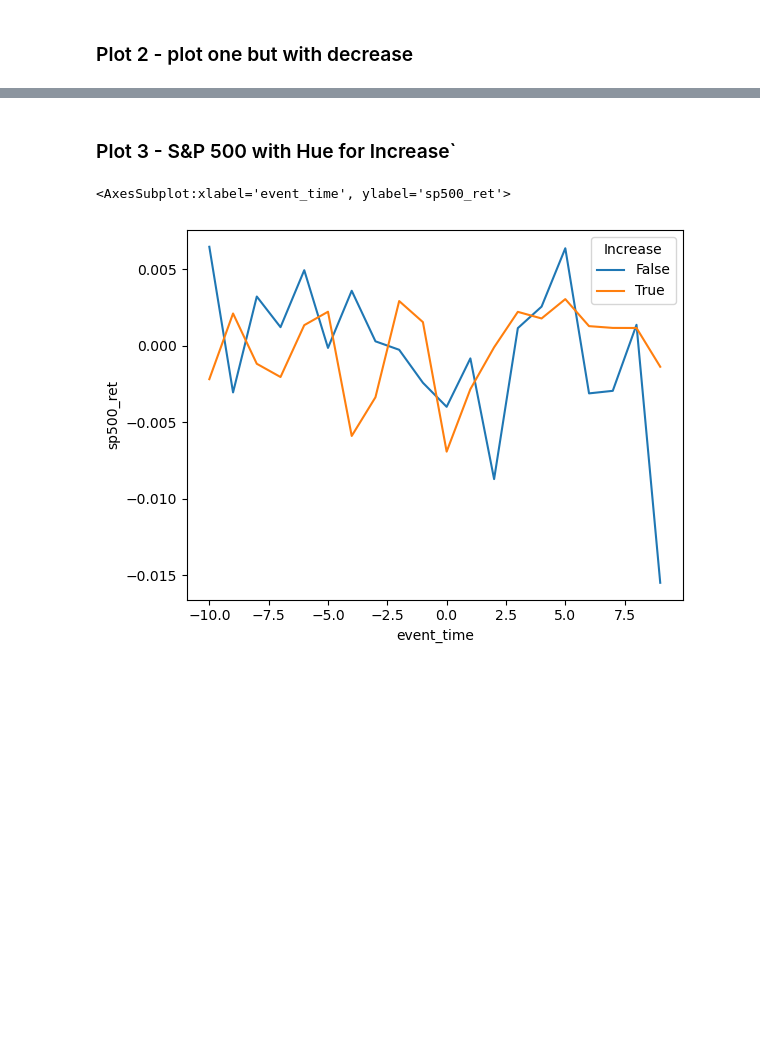
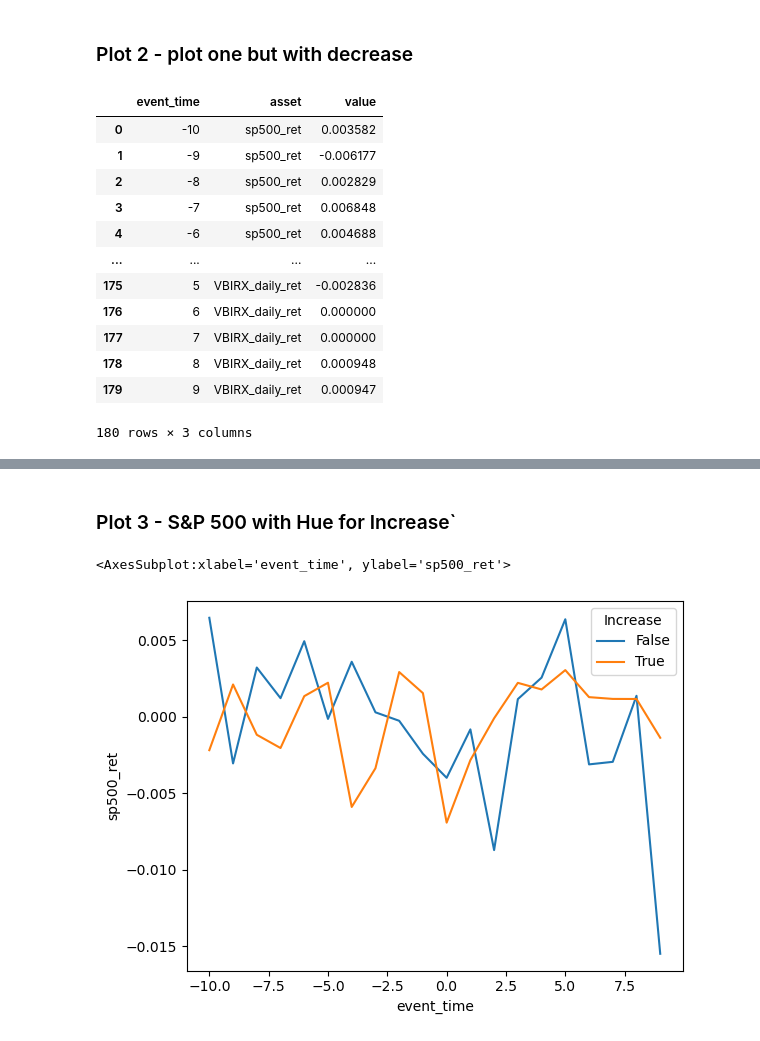
Before and after one commit to mab923/finalteamproject, a Jupyter notebook: do_not_touch.ipynb, the cells around one changed output, grey strips where cells are left out. Drawn from its saved outputs; the diff is of its cells as text; code cells hidden in the pictures; blank space fills up the shorter version.

```diff
--- a/do_not_touch.ipynb
+++ b/do_not_touch.ipynb
@@ -226 +232,17 @@ The `ci` parameter is deprecated. Use `errorbar=None` for the same effect.
+# %%
+melted_data
+# %% [output]
+|  | event_time | asset | value |
+| 0 | -10 | sp500_ret | 0.003582 |
+| 1 | -9 | sp500_ret | -0.006177 |
+| 2 | -8 | sp500_ret | 0.002829 |
+| 3 | -7 | sp500_ret | 0.006848 |
+| 4 | -6 | sp500_ret | 0.004688 |
+| ... | ... | ... | ... |
+| 175 | 5 | VBIRX_daily_ret | -0.002836 |
+| 176 | 6 | VBIRX_daily_ret | 0.000000 |
+| 177 | 7 | VBIRX_daily_ret | 0.000000 |
+| 178 | 8 | VBIRX_daily_ret | 0.000948 |
+| 179 | 9 | VBIRX_daily_ret | 0.000947 |
+180 rows × 3 columns
 # %%
```
Also changed, not shown: parts of 6 cells of this notebook.
